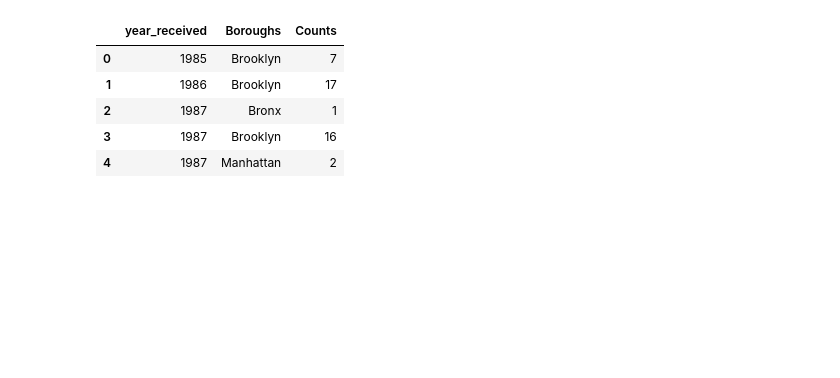
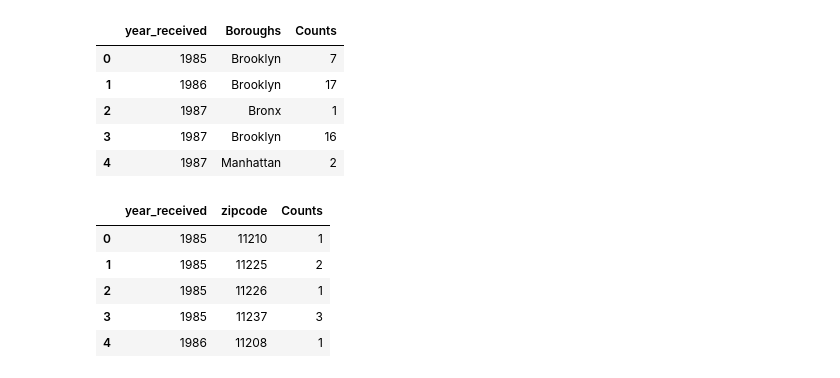
Before and after one commit to ibhuang/NYPD, a Jupyter notebook: Map testing.ipynb, the cells around one changed output. Saved outputs shown, nothing was run; the diff lists cells and outputs as text; code cells hidden in the pictures; blank space fills up the shorter version.

```diff
--- a/Map testing.ipynb
+++ b/Map testing.ipynb
@@ -197,4 +168,20 @@ final.head()
 | 2 | 1987 | Bronx | 1 |
 | 3 | 1987 | Brooklyn | 16 |
 | 4 | 1987 | Manhattan | 2 |
+# %%
+# This is for zipcode dataframe
+groupby_zipcode = ['year_received', 'zipcode']
+gb1 = df.groupby(groupby_zipcode)['Counts'].count()
+
+data_zipcode = pd.DataFrame(gb1)
+data_zipcode = data_zipcode.reset_index()
+
+data_zipcode.head()
+# %% [output]
+|  | year_received | zipcode | Counts |
+| 0 | 1985 | 11210 | 1 |
+| 1 | 1985 | 11225 | 2 |
+| 2 | 1985 | 11226 | 1 |
+| 3 | 1985 | 11237 | 3 |
+| 4 | 1986 | 11208 | 1 |
 # %%
```
Also changed, not shown: parts of 6 cells of this notebook, 2 other files.
